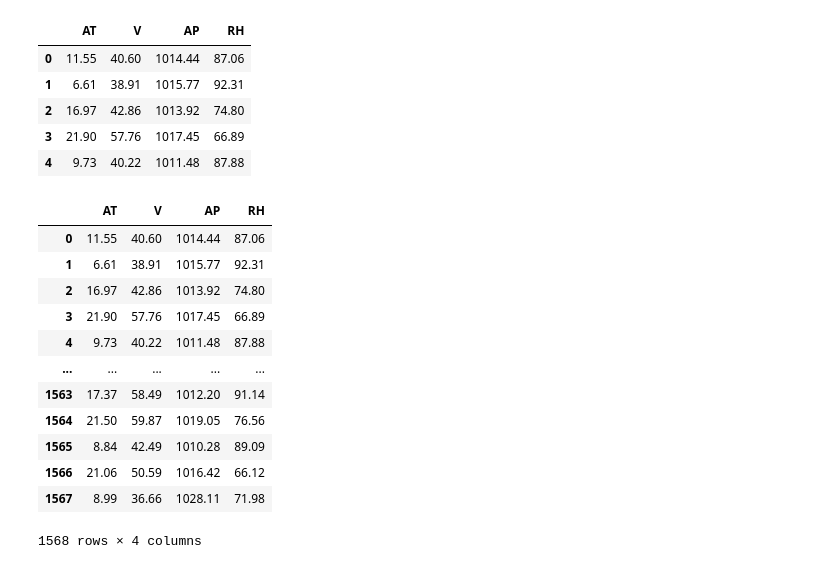
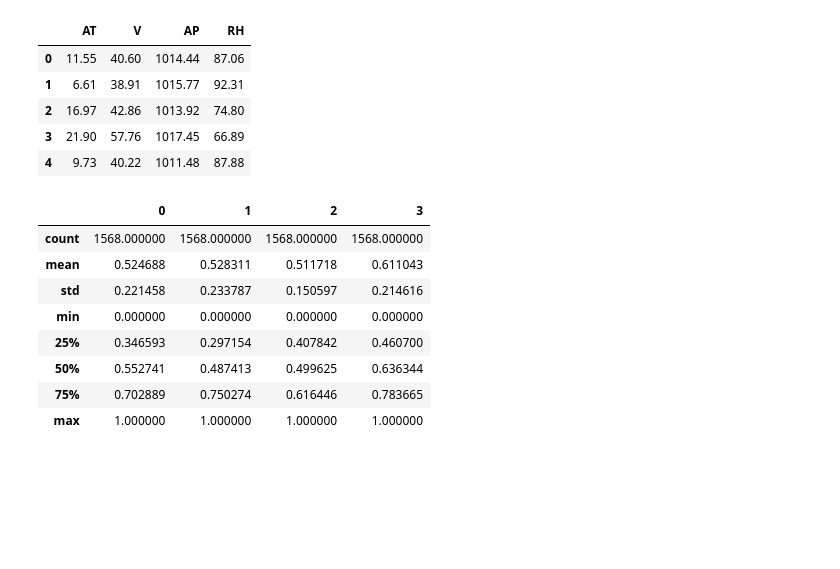
Before and after one commit to sipocz/powerplant, a Jupyter notebook: powerplant.ipynb, the cells around one changed output. Saved outputs shown, nothing was run; the diff lists cells and outputs as text; code cells hidden in the pictures; blank space fills up the shorter version.

```diff
--- a/powerplant.ipynb
+++ b/powerplant.ipynb
@@ -65,3 +64,17 @@ y
 7998    439.73
 7999    481.46
 Name: PE, Length: 8000, dtype: float64
+# %%
+
+from sklearn import preprocessing
+
+x = X.values #returns a numpy array
+min_max_scaler_X = preprocessing.MinMaxScaler()
+X_scale = min_max_scaler_X.fit_transform(x)
+X_scaled = pd.DataFrame(X_scale)
+
+y_values=y.values
+y_values=y_values.reshape(-1,1)
+min_max_scaler_y = preprocessing.MinMaxScaler()
+y_scale = min_max_scaler_y.fit_transform(y_values)
+y_scaled = pd.DataFrame(y_scale)
@@ -250,19 +261,3 @@ df_pred.head()
 | 4 | 9.73 | 40.22 | 1011.48 | 87.88 |
 # %%
 X_pred=df_pred
-# %%
-X_pred
-# %% [output]
-|  | AT | V | AP | RH |
-| 0 | 11.55 | 40.60 | 1014.44 | 87.06 |
-| 1 | 6.61 | 38.91 | 1015.77 | 92.31 |
-| 2 | 16.97 | 42.86 | 1013.92 | 74.80 |
-| 3 | 21.90 | 57.76 | 1017.45 | 66.89 |
-| 4 | 9.73 | 40.22 | 1011.48 | 87.88 |
-| ... | ... | ... | ... | ... |
-| 1563 | 17.37 | 58.49 | 1012.20 | 91.14 |
-| 1564 | 21.50 | 59.87 | 1019.05 | 76.56 |
-| 1565 | 8.84 | 42.49 | 1010.28 | 89.09 |
-| 1566 | 21.06 | 50.59 | 1016.42 | 66.12 |
-| 1567 | 8.99 | 36.66 | 1028.11 | 71.98 |
-1568 rows × 4 columns
@@ -269 +269,13 @@ X_pred
+# %%
+X_pred_scaled.describe()
+# %% [output]
+|  | 0 | 1 | 2 | 3 |
+| count | 1568.000000 | 1568.000000 | 1568.000000 | 1568.000000 |
+| mean | 0.524688 | 0.528311 | 0.511718 | 0.611043 |
+| std | 0.221458 | 0.233787 | 0.150597 | 0.214616 |
+| min | 0.000000 | 0.000000 | 0.000000 | 0.000000 |
+| 25% | 0.346593 | 0.297154 | 0.407842 | 0.460700 |
+| 50% | 0.552741 | 0.487413 | 0.499625 | 0.636344 |
+| 75% | 0.702889 | 0.750274 | 0.616446 | 0.783665 |
+| max | 1.000000 | 1.000000 | 1.000000 | 1.000000 |
 # %%
```
Also changed, not shown: parts of 21 cells of this notebook.
